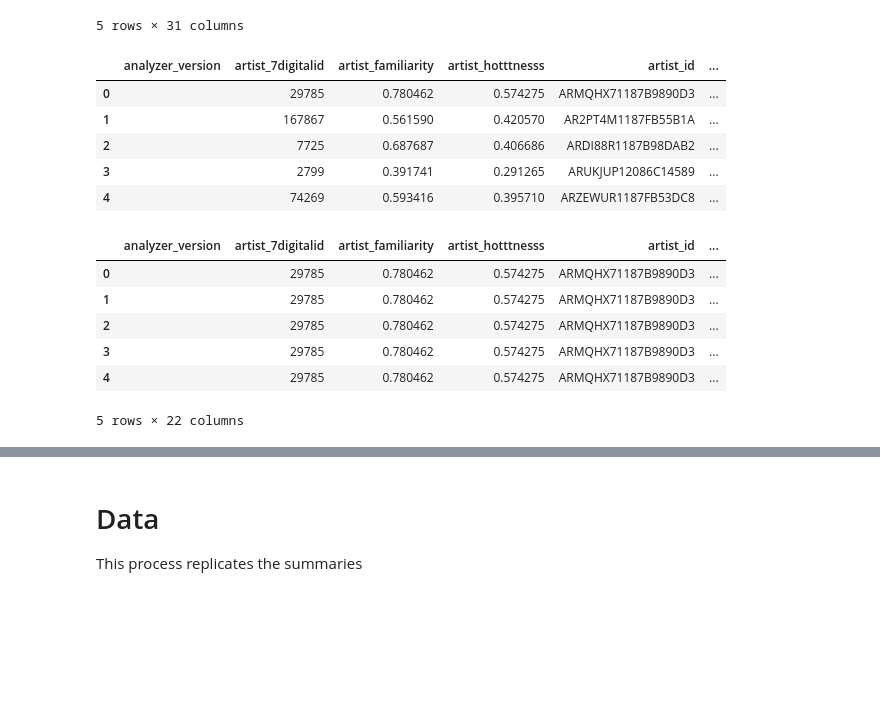
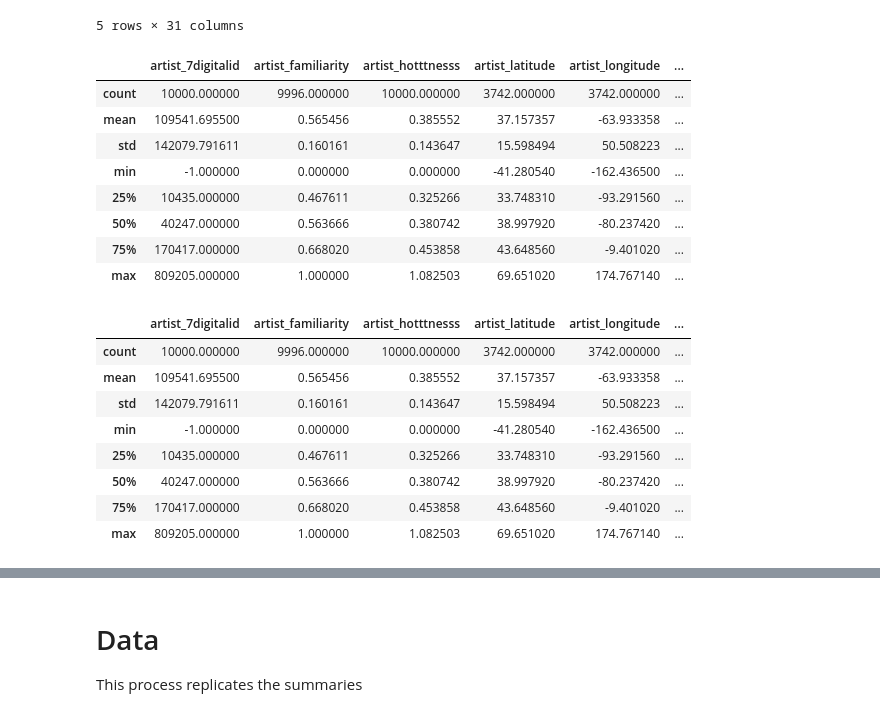
Before and after one commit to pylablanche/MillionSong, a Jupyter notebook: MusicExploration_Lauren.ipynb, the cells around one changed output, grey strips where cells are left out. Cells and saved outputs as stored; diff of their text form; code cells hidden in the pictures; blank space fills up the shorter version.

```diff
--- a/MusicExploration_Lauren.ipynb
+++ b/MusicExploration_Lauren.ipynb
@@ -165,22 +165,28 @@ analysis_summary.head()
 | 4 | 22050 | 1def5d8298e8cb29a188a5a7c0e9429a | 0.0 | 89.15546 | 4.847 | 0.0 | 0 | ... |
 5 rows × 31 columns
 # %%
-metadata_summary.head()
+metadata_summary.describe()
 # %% [output]
-|  | analyzer_version | artist_7digitalid | artist_familiarity | artist_hotttnesss | artist_id | ... |
-| 0 |  | 29785 | 0.780462 | 0.574275 | ARMQHX71187B9890D3 | ... |
-| 1 |  | 167867 | 0.561590 | 0.420570 | AR2PT4M1187FB55B1A | ... |
-| 2 |  | 7725 | 0.687687 | 0.406686 | ARDI88R1187B98DAB2 | ... |
-| 3 |  | 2799 | 0.391741 | 0.291265 | ARUKJUP12086C14589 | ... |
-| 4 |  | 74269 | 0.593416 | 0.395710 | ARZEWUR1187FB53DC8 | ... |
+|  | artist_7digitalid | artist_familiarity | artist_hotttnesss | artist_latitude | artist_longitude | ... |
+| count | 10000.000000 | 9996.000000 | 10000.000000 | 3742.000000 | 3742.000000 | ... |
+| mean | 109541.695500 | 0.565456 | 0.385552 | 37.157357 | -63.933358 | ... |
+| std | 142079.791611 | 0.160161 | 0.143647 | 15.598494 | 50.508223 | ... |
+| min | -1.000000 | 0.000000 | 0.000000 | -41.280540 | -162.436500 | ... |
+| 25% | 10435.000000 | 0.467611 | 0.325266 | 33.748310 | -93.291560 | ... |
+| 50% | 40247.000000 | 0.563666 | 0.380742 | 38.997920 | -80.237420 | ... |
+| 75% | 170417.000000 | 0.668020 | 0.453858 | 43.648560 | -9.401020 | ... |
+| max | 809205.000000 | 1.000000 | 1.082503 | 69.651020 | 174.767140 | ... |
 # %%
-metadata_plusGenre = pd.merge(metadata_summary,df_at, how='left', on=['artist_id'])
-metadata_plusGenre.head()
+metadata_plusGenre = pd.merge(metadata_summary,df_at.drop_duplicates('artist_id'), how='left', on=['artist_id'])
+# metadata_plusGenre = metadata_plusGenre.drop_duplicates(subset=['song_id'])
+metadata_plusGenre.describe()
 # %% [output]
-|  | analyzer_version | artist_7digitalid | artist_familiarity | artist_hotttnesss | artist_id | ... |
-| 0 |  | 29785 | 0.780462 | 0.574275 | ARMQHX71187B9890D3 | ... |
-| 1 |  | 29785 | 0.780462 | 0.574275 | ARMQHX71187B9890D3 | ... |
-| 2 |  | 29785 | 0.780462 | 0.574275 | ARMQHX71187B9890D3 | ... |
-| 3 |  | 29785 | 0.780462 | 0.574275 | ARMQHX71187B9890D3 | ... |
-| 4 |  | 29785 | 0.780462 | 0.574275 | ARMQHX71187B9890D3 | ... |
+|  | artist_7digitalid | artist_familiarity | artist_hotttnesss | artist_latitude | artist_longitude | ... |
+| count | 10000.000000 | 9996.000000 | 10000.000000 | 3742.000000 | 3742.000000 | ... |
+| mean | 109541.695500 | 0.565456 | 0.385552 | 37.157357 | -63.933358 | ... |
+| std | 142079.791611 | 0.160161 | 0.143647 | 15.598494 | 50.508223 | ... |
+| min | -1.000000 | 0.000000 | 0.000000 | -41.280540 | -162.436500 | ... |
+| 25% | 10435.000000 | 0.467611 | 0.325266 | 33.748310 | -93.291560 | ... |
+| 50% | 40247.000000 | 0.563666 | 0.380742 | 38.997920 | -80.237420 | ... |
+| 75% | 170417.000000 | 0.668020 | 0.453858 | 43.648560 | -9.401020 | ... |
+| max | 809205.000000 | 1.000000 | 1.082503 | 69.651020 | 174.767140 | ... |
-5 rows × 22 columns
```
Also changed, not shown: parts of 2 cells of this notebook.
